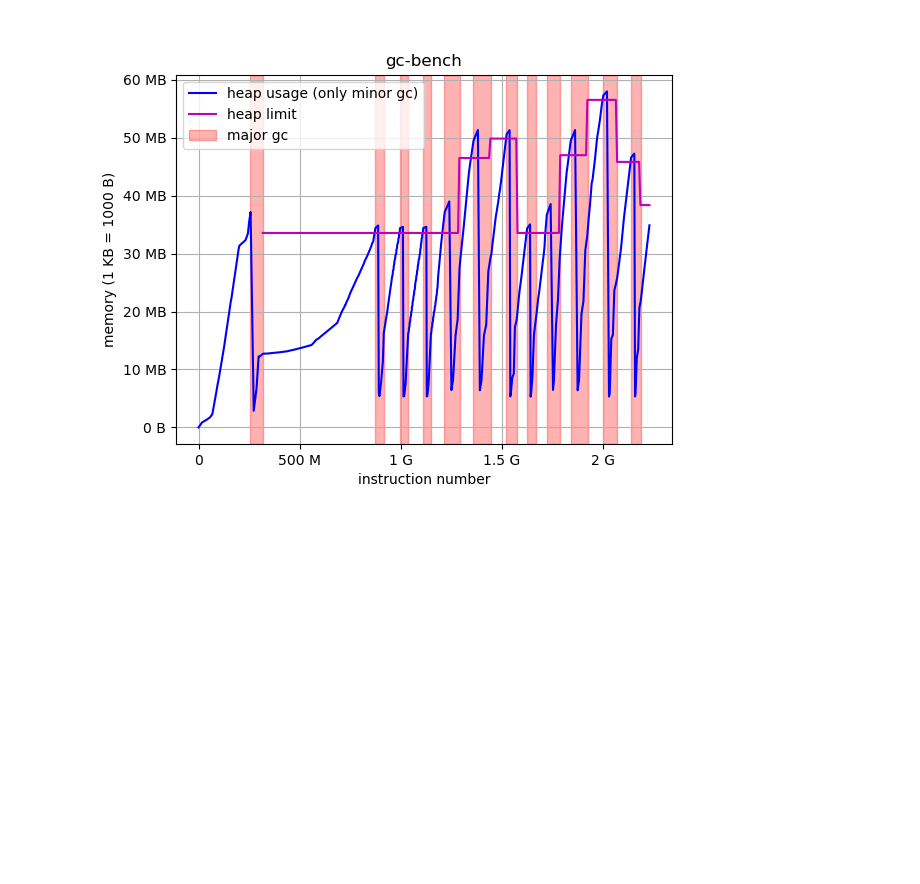
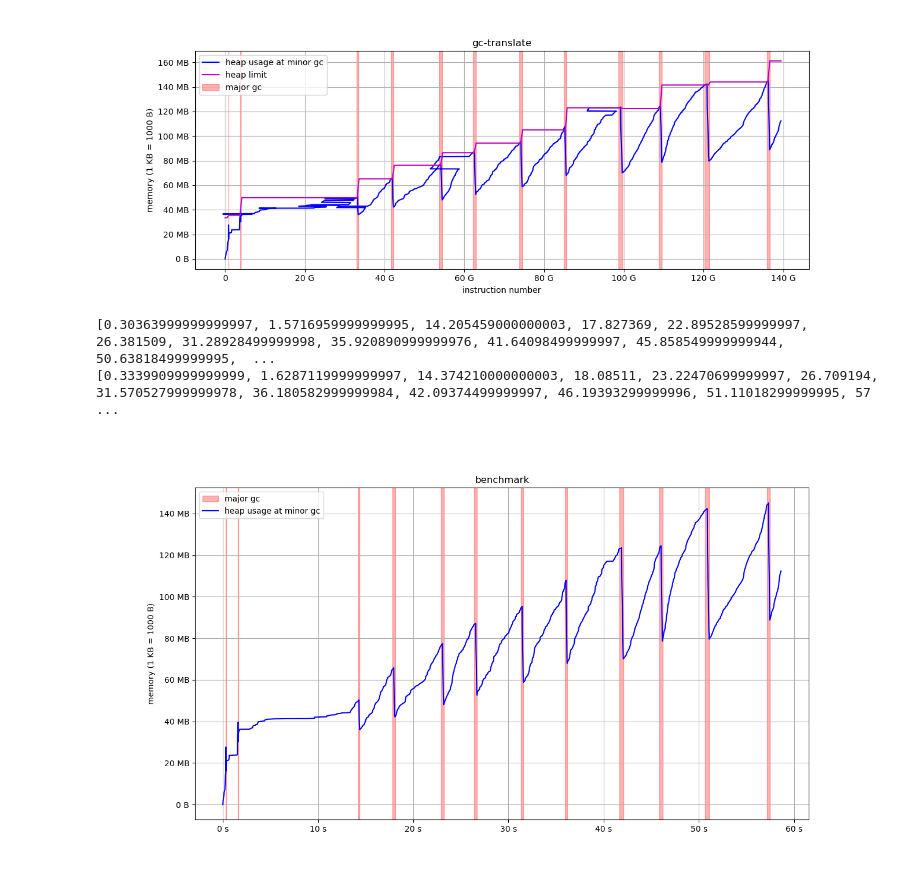
Before and after one commit to enisik/Bachelorarbeit-Skripte, a Jupyter notebook: plots.ipynb, the cells around one changed output. Cells and saved outputs as stored; diff of their text form; code cells hidden in the pictures; blank space fills up the shorter version.

```diff
--- a/plots.ipynb
+++ b/plots.ipynb
@@ -70,4 +104,11 @@ gcbench_events = get_events_from("logs/gcbench")
-# %%
-plot_gc(gcbench_events)
-# %% [output]
-[figure, removed]
+# %%
+gctranslate_events = get_events_from("logs/gctranslate")
+minor = [event for event in gctranslate_events if event["task"] == "gc-minor"]
+t_minor_start = np.array([int(event["start"], 16)  for event in minor], dtype=float)
+plot_gc_hex(gctranslate_events, "gc-translate", 2)
+plot_gc(gctranslate_events, fignum=3)
+# %% [output]
+[figure, added]
+[0.30363999999999997, 1.5716959999999995, 14.205459000000003, 17.827369, 22.89528599999997, 26.381509, 31.28928499999998, 35.920890999999976, 41.64098499999997, 45.858549999999944, 50.63818499999995,  ...
+[0.3339909999999999, 1.6287119999999997, 14.374210000000003, 18.08511, 23.22470699999997, 26.709194, 31.570527999999978, 36.180582999999984, 42.09374499999997, 46.19393299999996, 51.11018299999995, 57 ...
+[figure, added]
```
Also changed, not shown: parts of 4 cells of this notebook.
